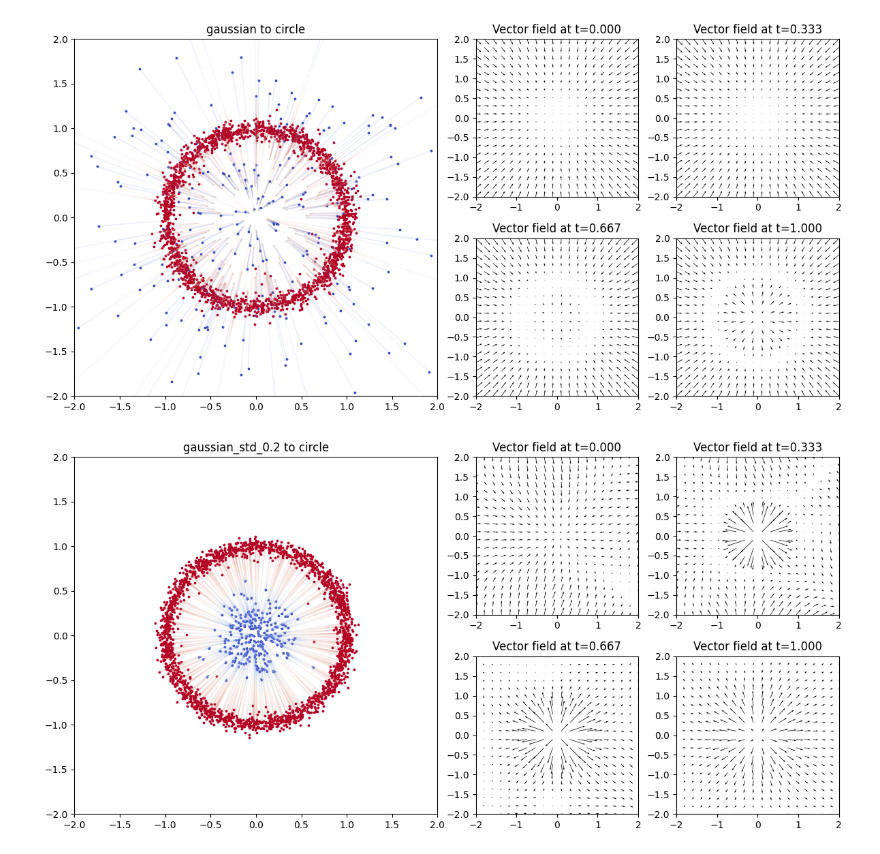
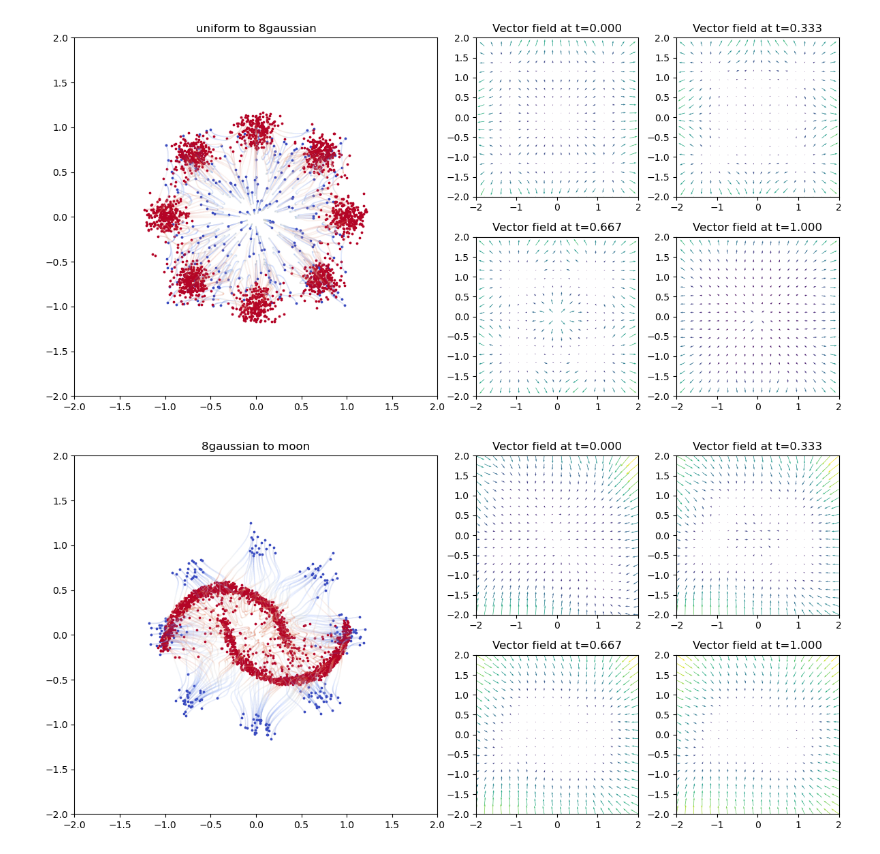
Before and after one commit to scherblu/Guided-Flow-Matching-for-CellOT, a Jupyter notebook: synthetic/notebooks/test_unconditional.ipynb, the cells around one changed output. Cells and saved outputs as stored; diff of their text form; code cells hidden in the pictures.

Commit message:
add custom vector field visualizations

```diff
--- a/synthetic/notebooks/test_unconditional.ipynb
+++ b/synthetic/notebooks/test_unconditional.ipynb
@@ -52,26 +55,35 @@ def evaluate_unconditional(x0_sampler, x1_sampler, model, cfg: ODEConfig):
 # %%
-for x0_dist, x1_dist in [('gaussian', 'circle'), ('gaussian_std_0.2', 'circle'), ('gaussian_std_0.1', 'circle'), ('gaussian_std_0.05', 'circle'), ('gaussian_std_0.01', 'circle')]:
+dist_pairs = [
+    ('uniform', '8gaussian'),
+    ('8gaussian', 'moon'),
+    ('gaussian', 'circle'),
+    # ('gaussian_std_0.2', 'circle'),
+    # ('gaussian_std_0.1', 'circle'),
+    # ('gaussian_std_0.05', 'circle'),
+    # ('gaussian_std_0.01', 'circle'),
+              ]
+for x0_dist, x1_dist in dist_pairs:
     x0_sampler = get_distribution(x0_dist).sample
     x1_sampler = get_distribution(x1_dist).sample
 
     model = MLP(dim=2, w=MLP_WIDTH, time_varying=True).to(cfg.device)
     model.load_state_dict(torch.load(f'../logs/{x0_dist}-{x1_dist}/{CFM}_{x0_dist}_{x1_dist}/{CFM}_{x0_dist}_{x1_dist}.pth', map_location='cpu', weights_only=True))
 
     traj = evaluate_unconditional(x0_sampler, x1_sampler, model, cfg)
 
     wrapped_model = MLPWrapper(model)
     fig, axs = visualize_traj_and_vf(
         traj,
         wrapped_model,
         cfg.num_steps,
         x0_dist,
         x1_dist,
         cfg.device,
         disp_traj_batch=DISP_TRAJ_BATCH,
         x_lim=X_LIM,
         y_lim=Y_LIM
     )
     plt.show()
 # %% [output]
-[figure, old version]
+[figure, new version]
-[figure, old version]
+[figure, new version]
```
Also changed, not shown: parts of 2 cells of this notebook, 10 other files.
